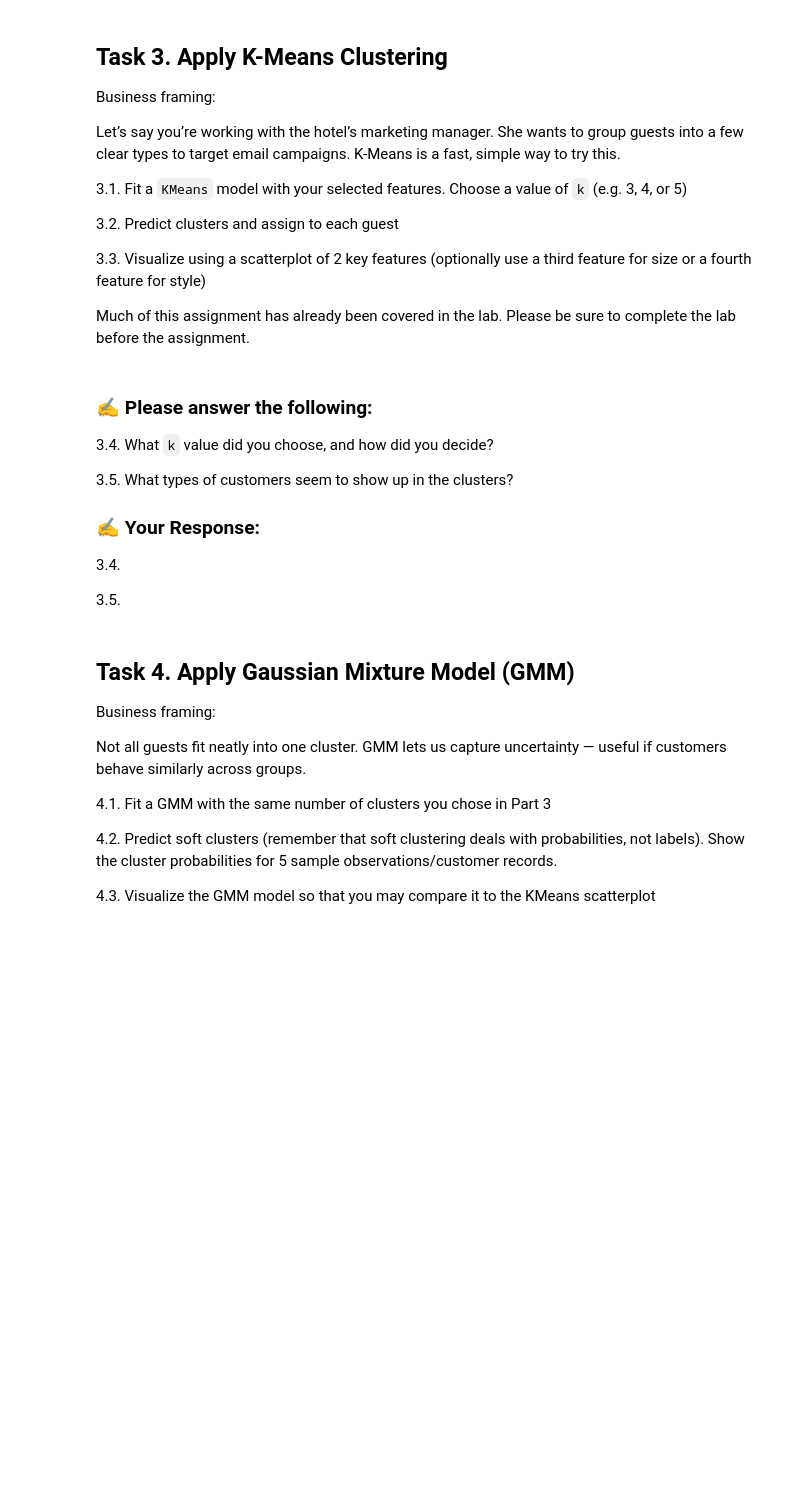
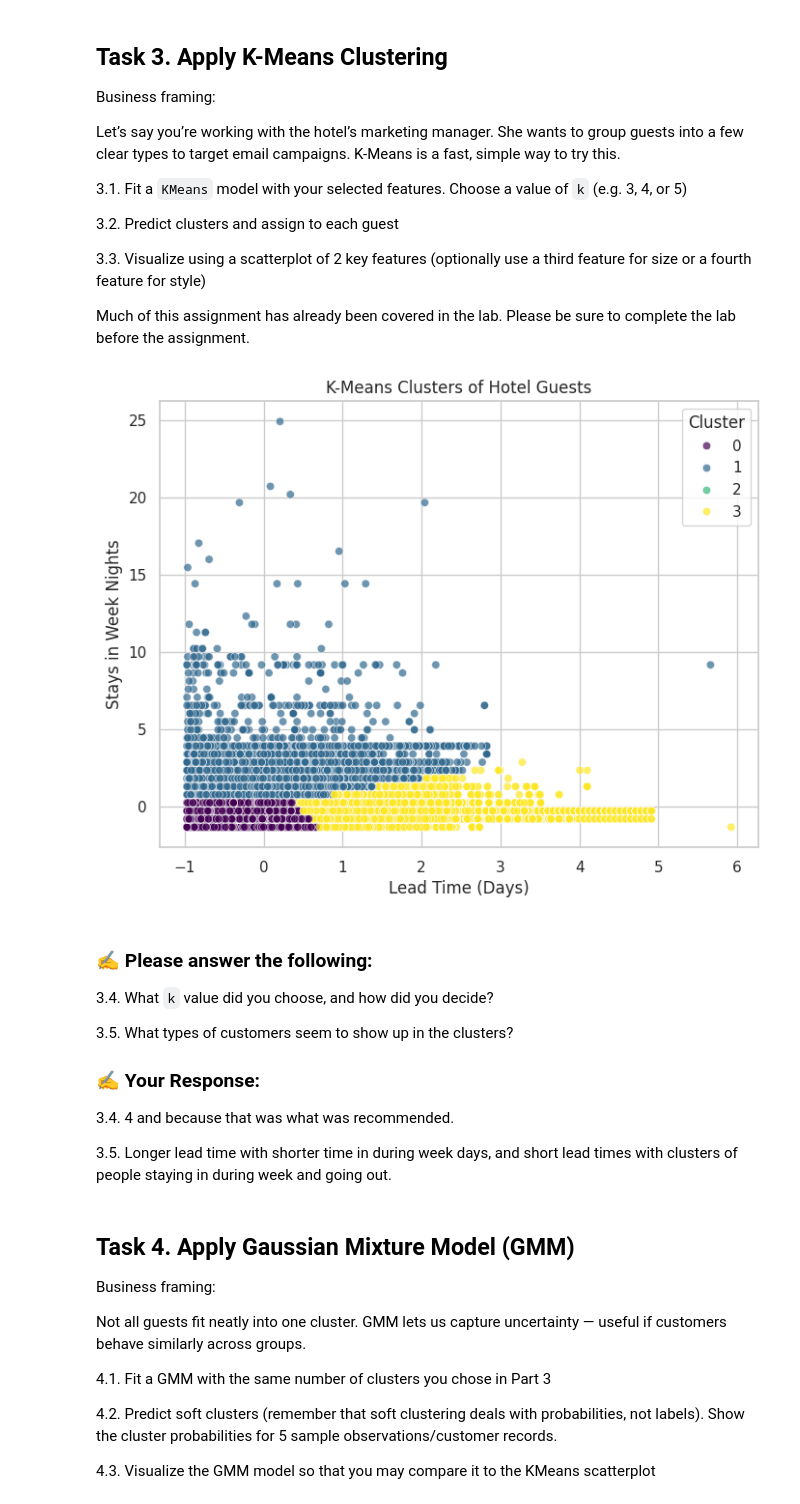
Before and after one commit to daxtonhunter2634-glitch/IS4460, a Jupyter notebook: Assignments/assignment_09_clustering.ipynb, the cells around one changed output. Cells and saved outputs as stored; diff of their text form; code cells hidden in the pictures; blank space fills up the shorter version.

```diff
--- a/Assignments/assignment_09_clustering.ipynb
+++ b/Assignments/assignment_09_clustering.ipynb
@@ -118,7 +128,24 @@ A hotel might want to group guests based on how long they stay, how far in advan
 # 🔧 2.1. Add code here
 
 
+#These three
+
+#1. previous_cancellations
+#2. lead_time
+#3. stays_in_week_nights
+
 # 🔧 2.2. Add code here
 
+df_clean = df.dropna(subset=['previous_cancellations', 'lead_time', 'stays_in_week_nights'])
 
 # 🔧 2.3. Add code here
+cols_to_scale = ['previous_cancellations', 'lead_time', 'stays_in_week_nights']
+
+
+scaler = StandardScaler()
+
+
+df_clean[cols_to_scale] = scaler.fit_transform(df_clean[cols_to_scale])
+
+
+print(df_clean[cols_to_scale].head())
@@ -156,3 +184,37 @@ Much of this assignment has already been covered in the lab. Please be sure to c
+# %%
+# 🔧 3.1. Add code here
+cols = ['previous_cancellations', 'lead_time', 'stays_in_week_nights']
+
+# Standardize the features
+scaler = StandardScaler()
+df_scaled = scaler.fit_transform(df_clean[cols])
+
+# Fit KMeans model (choose k)
+k = 4   # You can try 3, 4, or 5
+kmeans = KMeans(n_clusters=k, random_state=42)
+df_clean['cluster'] = kmeans.fit_predict(df_scaled)
+# 🔧 3.2. Add code here
+df_clean['cluster'] = kmeans.predict(df_scaled)
+# 🔧 3.3. Add code here
+sns.set(style="whitegrid")
+
+plt.figure(figsize=(8,6))
+sns.scatterplot(
+    data=df_clean,
+    x='lead_time',
+    y='stays_in_week_nights',
+    hue='cluster',
+    palette='viridis',
+    alpha=0.7
+)
+
+plt.title('K-Means Clusters of Hotel Guests')
+plt.xlabel('Lead Time (Days)')
+plt.ylabel('Stays in Week Nights')
+plt.legend(title='Cluster')
+plt.show()
+# %% [output]
+[figure, added]
 # %% [markdown]
 ### ✍️ Please answer the following:
 
@@ -161,9 +223,9 @@ Much of this assignment has already been covered in the lab. Please be sure to c
 3.5. What types of customers seem to show up in the clusters?
 
 ### ✍️ Your Response:
-3.4.
+3.4. 4 and because that was what was recommended.
 
-3.5.
+3.5. Longer lead time with shorter time in during week days, and short lead times with clusters of people staying in during week and going out.
 # %% [markdown]
 ## **Task 4. Apply Gaussian Mixture Model (GMM)**
 
```
Also changed, not shown: parts of 5 cells of this notebook.
